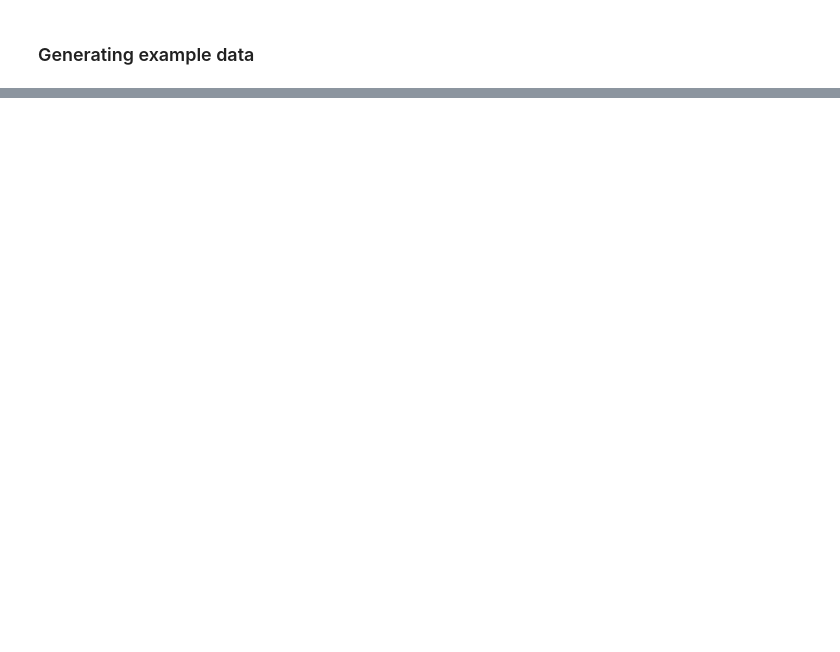
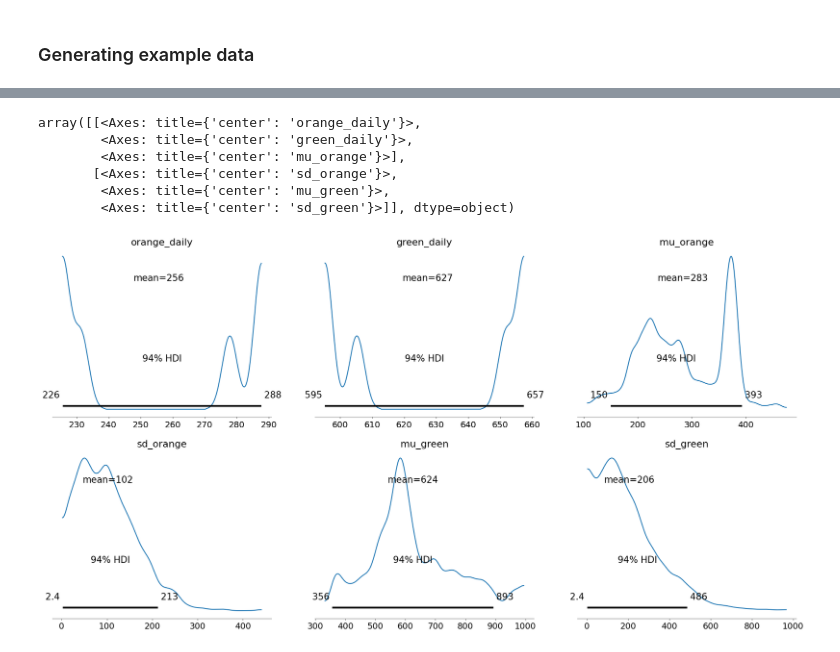
Before and after one commit to davcamer/incompletebinary, a Jupyter notebook: example_daily_data.ipynb, the cells around one changed output, grey strips where cells are left out. Cells and saved outputs as stored; diff of their text form; code cells hidden in the pictures; blank space fills up the shorter version.

```diff
--- a/example_daily_data.ipynb
+++ b/example_daily_data.ipynb
@@ -118,0 +196,3 @@ array([[<Axes: title={'center': 'orange_daily'}>,
+# %%
+data_df_1000 = df[:1000]
+data_df_1000
@@ -118,0 +213,31 @@ array([[<Axes: title={'center': 'orange_daily'}>,
+# %%
+with pm.Model() as m1000:
+    # obs_data_m1 = pm.MutableData("obs_data_m1", df)
+
+    no_upper_bounds = np.matrix(np.ones((len(data_df_1000),1)) * np.inf)
+
+    mu_orange = pm.Uniform("mu_orange", 100, 500)
+    sd_orange = pm.HalfNormal("sd_orange", 150)
+    orange_daily = pm.Normal("orange_daily", mu_orange, sd_orange)
+
+    mu_green = pm.Uniform("mu_green", 300, 1000)
+    sd_green = pm.HalfNormal("sd_green", 300)
+    green_daily = pm.Normal("green_daily", mu_green, sd_green)
+
+    # Use observed number of orange and green to put a lower bound on modeled # of orange.
+    daily_mu_with_obs = (
+        pm.math.clip(orange_daily, data_df_1000['obs_orange'], no_upper_bounds)
+        +
+        pm.math.clip(green_daily, data_df_1000['obs_green'], no_upper_bounds)
+    )
+
+    daily_total = pm.Normal(
+        "daily_total",
+        orange_daily + green_daily,
+        # Introducing a noise term here, since observed data can not be directly applied
+        # to a deterministic node, but otherwise I would use Deterministic here.
+        .001,
+        observed=data_df_1000['total']
+    )
+
+    trace_m1000 = pm.sample(1_000, chains=4, target_accept=0.9)
@@ -118,0 +257,10 @@ array([[<Axes: title={'center': 'orange_daily'}>,
+# %%
+az.plot_posterior(trace_m1000)
+# %% [output]
+array([[<Axes: title={'center': 'orange_daily'}>,
+        <Axes: title={'center': 'green_daily'}>,
+        <Axes: title={'center': 'mu_orange'}>],
+       [<Axes: title={'center': 'sd_orange'}>,
+        <Axes: title={'center': 'mu_green'}>,
+        <Axes: title={'center': 'sd_green'}>]], dtype=object)
+[figure, added]
```
Also changed, not shown: parts of 13 cells of this notebook.
